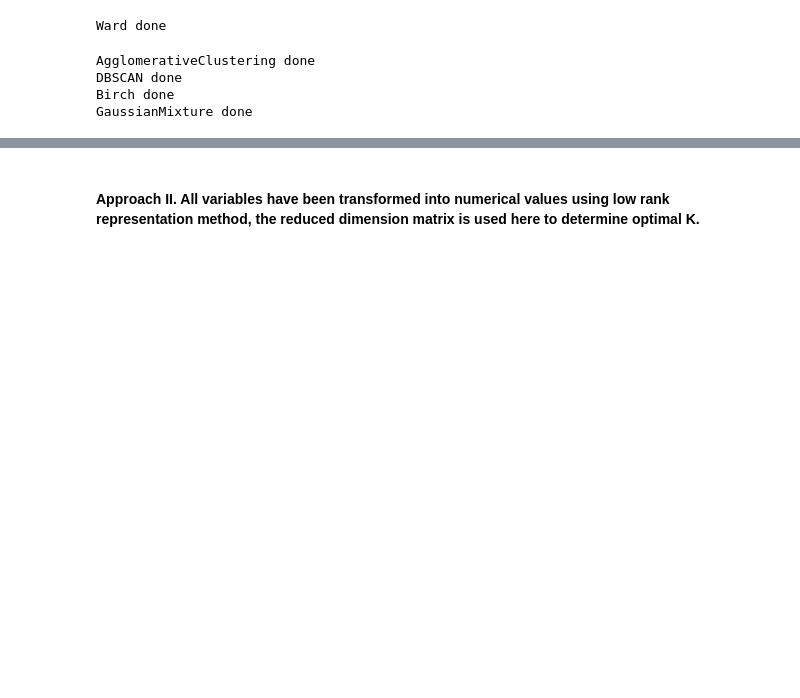
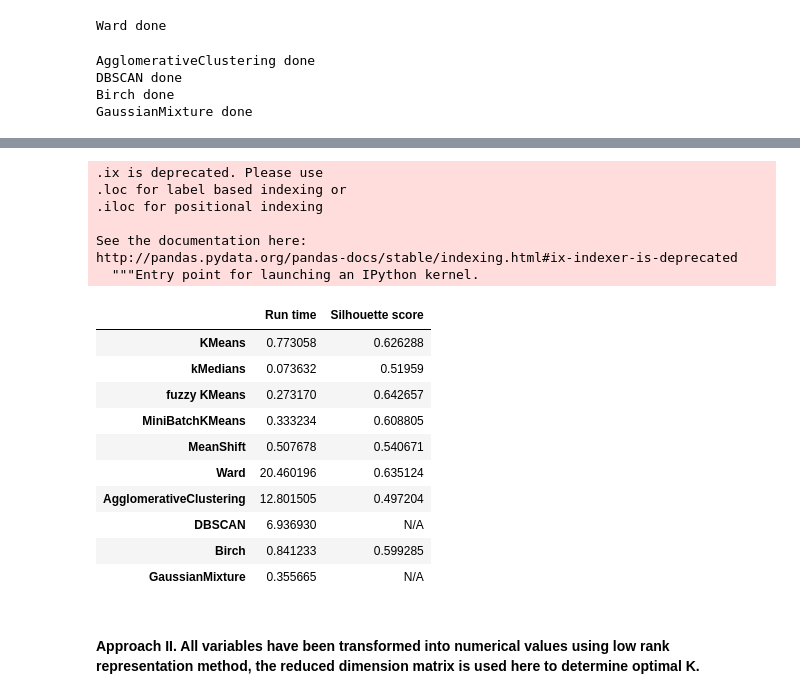
Before and after one commit to mbzhuang/CustomerSegmentationforVAProducts, a Jupyter notebook: Comparing+different+clustering+algorithms-final.ipynb, the cells around one changed output, grey strips where cells are left out. Cells and saved outputs as stored; diff of their text form; code cells hidden in the pictures; blank space fills up the shorter version.

```diff
--- a/Comparing+different+clustering+algorithms-final.ipynb
+++ b/Comparing+different+clustering+algorithms-final.ipynb
@@ -184,3 +184,26 @@ df
+# %%
+df.ix['DBSCAN', 'Silhouette score'] = 'N/A'
+df.ix['GaussianMixture', 'Silhouette score'] = 'N/A'
+df
+# %% [output]
+.ix is deprecated. Please use
+.loc for label based indexing or
+.iloc for positional indexing
+
+See the documentation here:
+http://pandas.pydata.org/pandas-docs/stable/indexing.html#ix-indexer-is-deprecated
+  """Entry point for launching an IPython kernel.
+|  | Run time | Silhouette score |
+| KMeans | 0.773058 | 0.626288 |
+| kMedians | 0.073632 | 0.51959 |
+| fuzzy KMeans | 0.273170 | 0.642657 |
+| MiniBatchKMeans | 0.333234 | 0.608805 |
+| MeanShift | 0.507678 | 0.540671 |
+| Ward | 20.460196 | 0.635124 |
+| AgglomerativeClustering | 12.801505 | 0.497204 |
+| DBSCAN | 6.936930 | N/A |
+| Birch | 0.841233 | 0.599285 |
+| GaussianMixture | 0.355665 | N/A |
 # %% [markdown]
 #### Approach II. All variables have been transformed into numerical values using low rank representation method, the reduced dimension matrix is used here to determine optimal K.
 # %%
```
Also changed, not shown: parts of 4 cells of this notebook, 31 other files.
